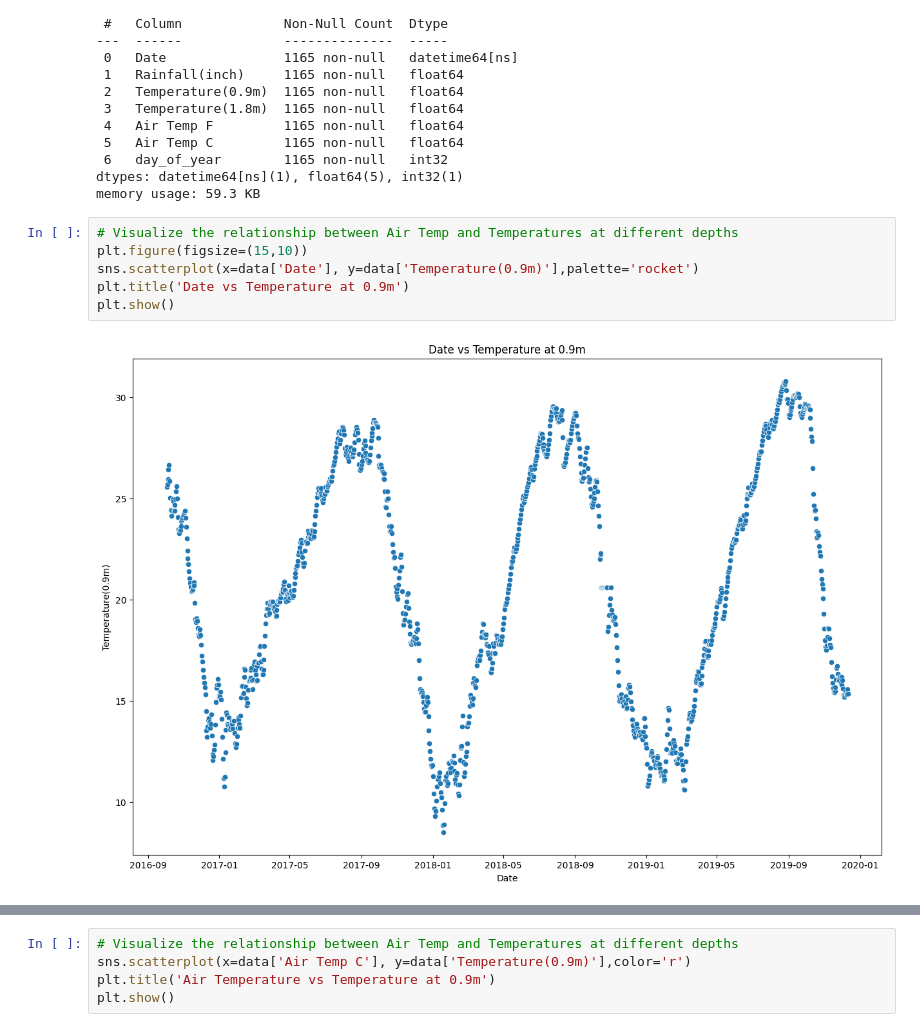
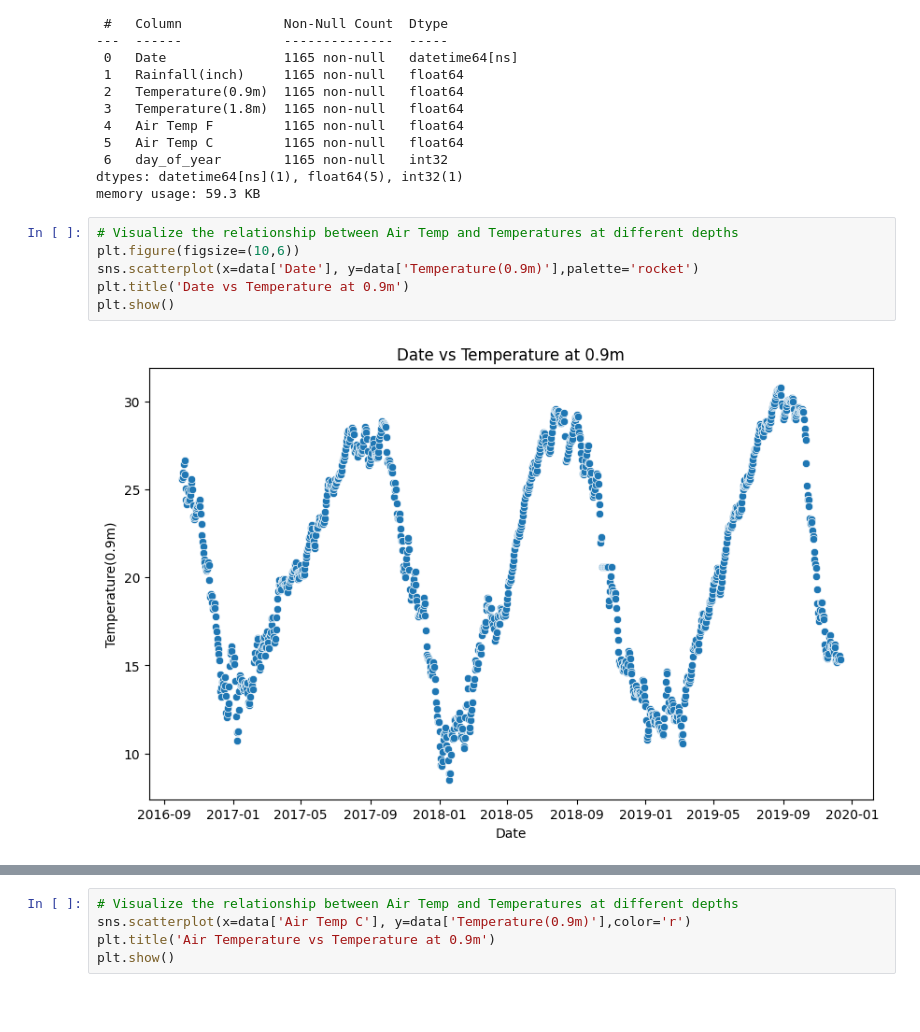
Before and after one commit to sandeepbandi924/PROJECTS, a Jupyter notebook: Temperature Prediction in Pavement Base and Subgrade Layers/temp5.ipynb, the cells around one changed output, grey strips where cells are left out. Drawn from its saved outputs; the diff is of its cells as text; blank space fills up the shorter version.

```diff
--- a/Temperature Prediction in Pavement Base and Subgrade Layers/temp5.ipynb
+++ b/Temperature Prediction in Pavement Base and Subgrade Layers/temp5.ipynb
@@ -84,11 +84,11 @@ dtypes: datetime64[ns](1), float64(5), int32(1)
 memory usage: 59.3 KB
 # %%
 # Visualize the relationship between Air Temp and Temperatures at different depths
-plt.figure(figsize=(15,10))
+plt.figure(figsize=(10,6))
 sns.scatterplot(x=data['Date'], y=data['Temperature(0.9m)'],palette='rocket')
 plt.title('Date vs Temperature at 0.9m')
 plt.show()
 # %% [output]
-[figure, old version]
+[figure, new version]
 # %%
 # Visualize the relationship between Air Temp and Temperatures at different depths
```
Also changed, not shown: parts of 19 cells of this notebook.
